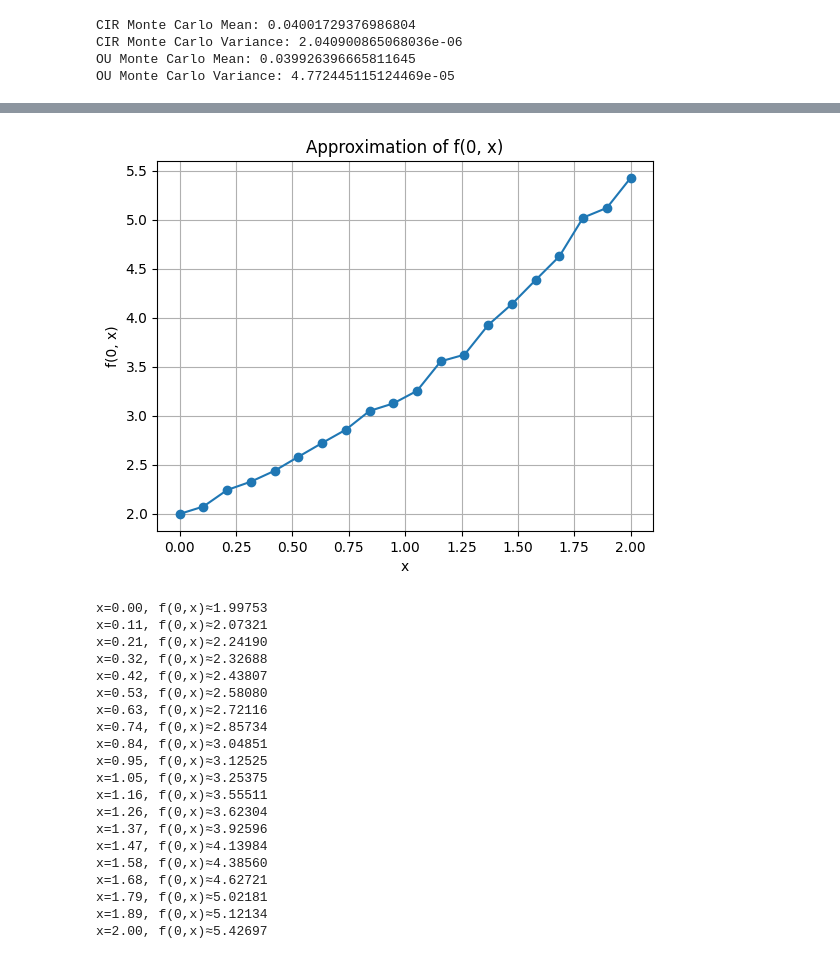
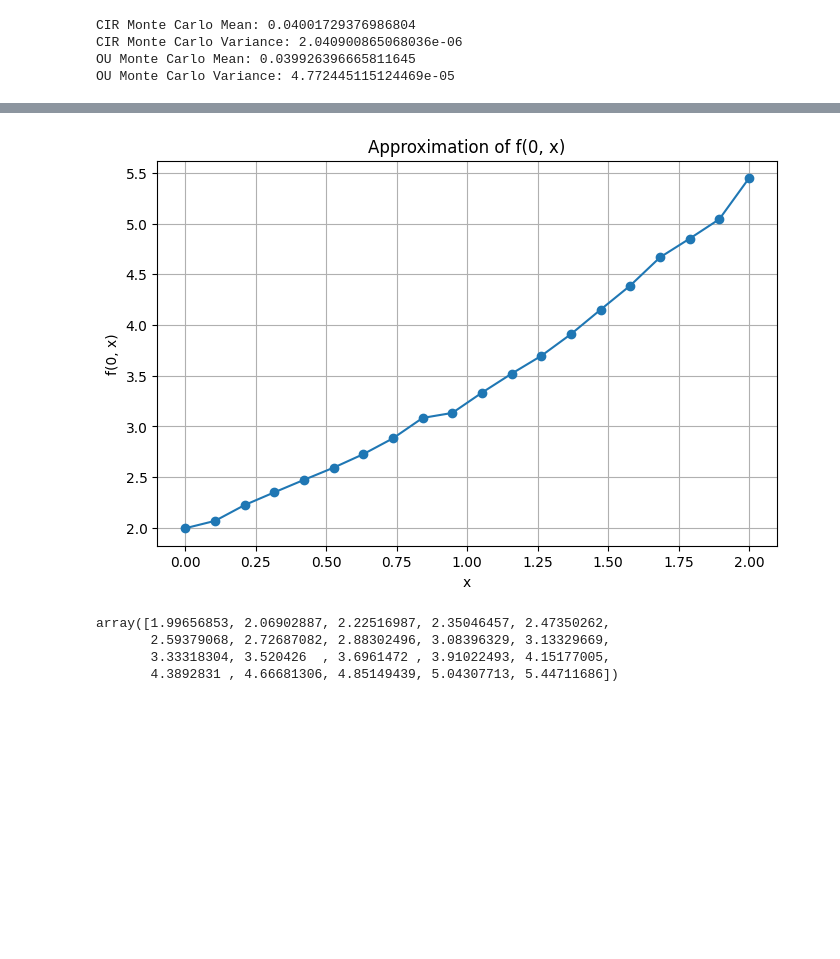
Before and after one commit to RishKr17/Stochastic-Process-Simulation, a Jupyter notebook: notebook/simulation.ipynb, the cells around one changed output, grey strips where cells are left out. Saved outputs shown, nothing was run; the diff lists cells and outputs as text; code cells hidden in the pictures; blank space fills up the shorter version.

Commit message:
Modified problem 3 answers and added bonus answer

```diff
--- a/notebook/simulation.ipynb
+++ b/notebook/simulation.ipynb
@@ -267,42 +345,40 @@ f(0, x) = \mathbb{E}\big[ e^{X_{\ln 2}} \mid X_0 = x \big].
 # %%
-# Problem 3(b)
+def estimate_f_at_time(t0, xs, T_final, N, M):
+    H = T_final - t0
+    dt = H / N
+    f_vals = np.zeros_like(xs)
 
-T_final = np.log(2)
+    for i, x0 in enumerate(xs):
+        X = np.full(M, x0)
+        for _ in range(N):
+            dW = np.sqrt(dt) * np.random.randn(M)
+            X += (1 - X) * dt + dW
+        f_vals[i] = np.mean(np.exp(X))
+
+    return f_vals
+
+# Parameters
+T_final = np.log(2.0)
 N = 1000
 M = 5000
+xs = np.linspace(0, 2, 20)
 
-xs = np.linspace(0, 2, 20)
-f0_vals = estimate_f_at_time(0, xs, T_final, N, M)
+# Compute numerical f(0,x)
+f0_vals = estimate_f_at_time(0.0, xs, T_final, N, M)
 
+plt.figure(figsize=(8,5))
 plt.plot(xs, f0_vals, marker='o')
 plt.title("Approximation of f(0, x)")
 plt.xlabel("x")
 plt.ylabel("f(0, x)")
 plt.grid(True)
 plt.show()
 
-for xi, fi in zip(xs, f0_vals):
-    print(f"x={xi:.2f}, f(0,x)≈{fi:.5f}")
+f0_vals
 # %% [output]
-[figure, old version]
+[figure, new version]
-x=0.00, f(0,x)≈1.99753
-x=0.11, f(0,x)≈2.07321
-x=0.21, f(0,x)≈2.24190
-x=0.32, f(0,x)≈2.32688
-x=0.42, f(0,x)≈2.43807
-x=0.53, f(0,x)≈2.58080
-x=0.63, f(0,x)≈2.72116
-x=0.74, f(0,x)≈2.85734
-x=0.84, f(0,x)≈3.04851
-x=0.95, f(0,x)≈3.12525
-x=1.05, f(0,x)≈3.25375
-x=1.16, f(0,x)≈3.55511
-x=1.26, f(0,x)≈3.62304
-x=1.37, f(0,x)≈3.92596
-x=1.47, f(0,x)≈4.13984
-x=1.58, f(0,x)≈4.38560
-x=1.68, f(0,x)≈4.62721
-x=1.79, f(0,x)≈5.02181
-x=1.89, f(0,x)≈5.12134
-x=2.00, f(0,x)≈5.42697
+array([1.99656853, 2.06902887, 2.22516987, 2.35046457, 2.47350262,
+       2.59379068, 2.72687082, 2.88302496, 3.08396329, 3.13329669,
+       3.33318304, 3.520426  , 3.6961472 , 3.91022493, 4.15177005,
+       4.3892831 , 4.66681306, 4.85149439, 5.04307713, 5.44711686])
 # %% [markdown]
```
Also changed, not shown: parts of 12 cells of this notebook.
